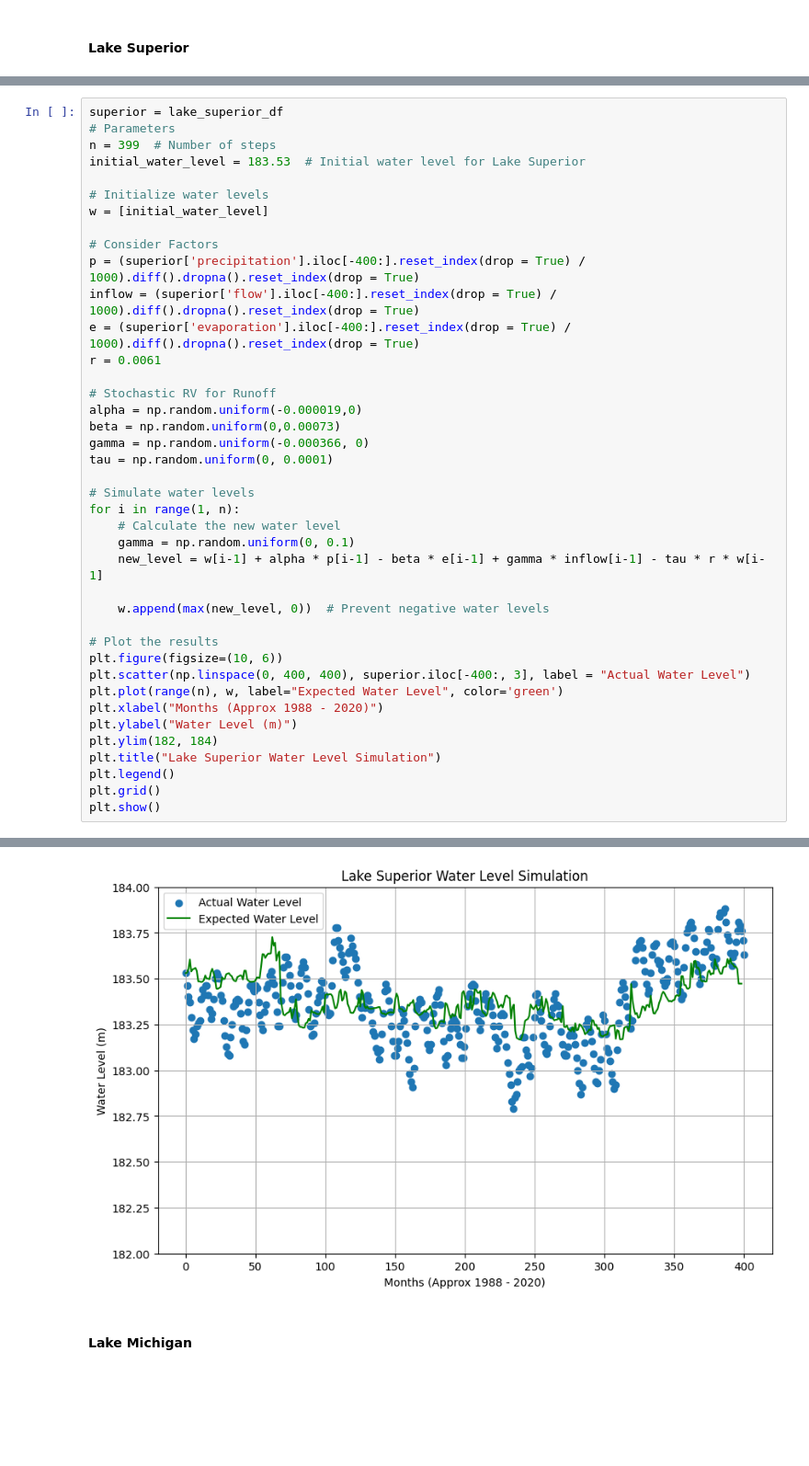
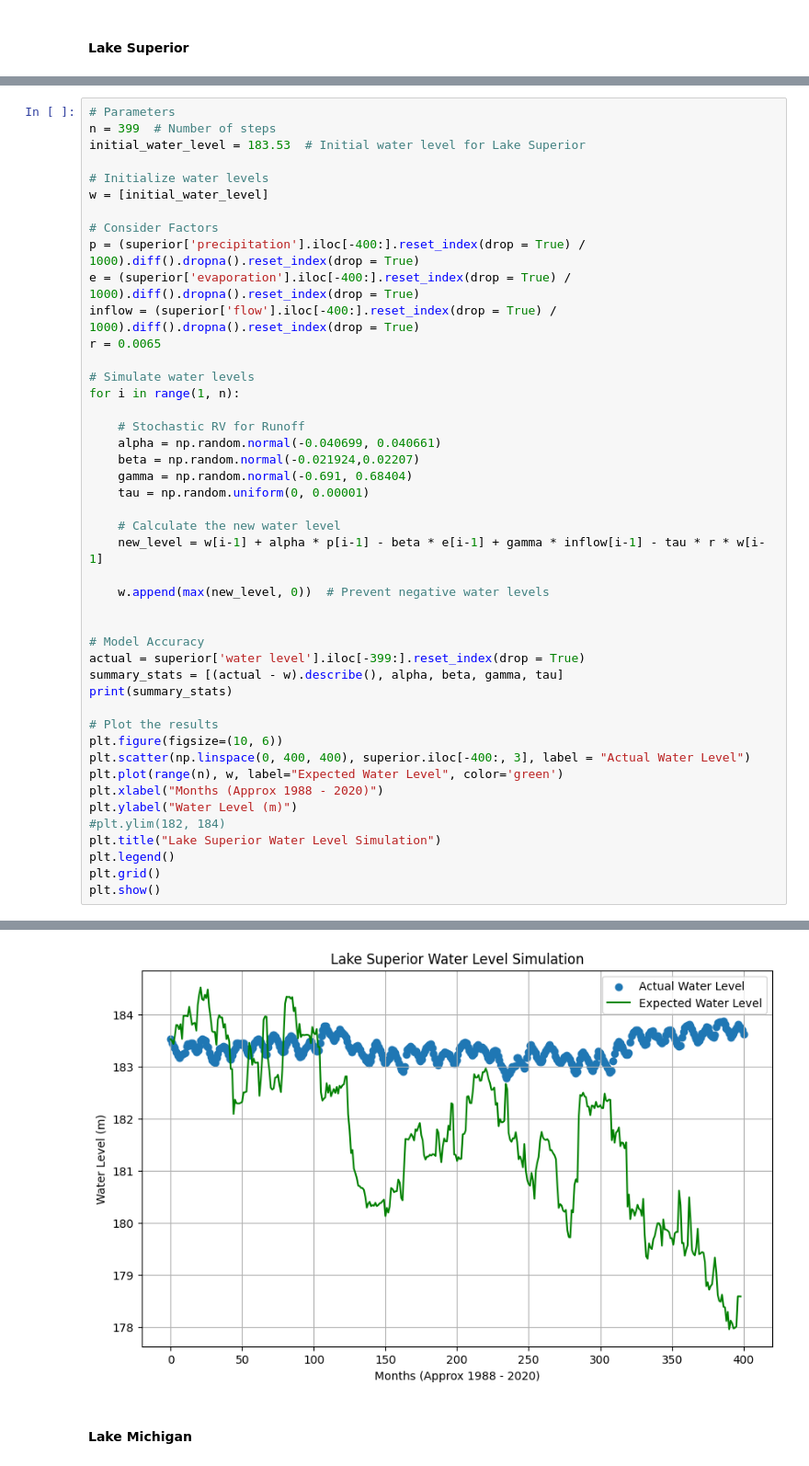
Before and after one commit to EmilioD19/Math-42-Final-Project, a Jupyter notebook: Final Project-Math42 (2).ipynb, the cells around one changed output, grey strips where cells are left out. Shown: that part at 92% size. Drawn from its saved outputs; the diff is of its cells as text; blank space fills up the shorter version.

```diff
--- a/Final Project-Math42 (2).ipynb
+++ b/Final Project-Math42 (2).ipynb
@@ -660,5 +674,4 @@ plt.show()
 # %%
-superior = lake_superior_df
 # Parameters
 n = 399  # Number of steps
 initial_water_level = 183.53  # Initial water level for Lake Superior
@@ -668,23 +681,29 @@ w = [initial_water_level]
 
 # Consider Factors
 p = (superior['precipitation'].iloc[-400:].reset_index(drop = True) / 1000).diff().dropna().reset_index(drop = True)
+e = (superior['evaporation'].iloc[-400:].reset_index(drop = True) / 1000).diff().dropna().reset_index(drop = True)
 inflow = (superior['flow'].iloc[-400:].reset_index(drop = True) / 1000).diff().dropna().reset_index(drop = True)
-e = (superior['evaporation'].iloc[-400:].reset_index(drop = True) / 1000).diff().dropna().reset_index(drop = True)
-r = 0.0061
-
-# Stochastic RV for Runoff
-alpha = np.random.uniform(-0.000019,0)
-beta = np.random.uniform(0,0.00073)
-gamma = np.random.uniform(-0.000366, 0)
-tau = np.random.uniform(0, 0.0001)
+r = 0.0065
 
 # Simulate water levels
 for i in range(1, n):
+
+    # Stochastic RV for Runoff
+    alpha = np.random.normal(-0.040699, 0.040661)
+    beta = np.random.normal(-0.021924,0.02207)
+    gamma = np.random.normal(-0.691, 0.68404)
+    tau = np.random.uniform(0, 0.00001)
+
     # Calculate the new water level
-    gamma = np.random.uniform(0, 0.1)
     new_level = w[i-1] + alpha * p[i-1] - beta * e[i-1] + gamma * inflow[i-1] - tau * r * w[i-1]
 
     w.append(max(new_level, 0))  # Prevent negative water levels
+
+
+# Model Accuracy
+actual = superior['water level'].iloc[-399:].reset_index(drop = True)
+summary_stats = [(actual - w).describe(), alpha, beta, gamma, tau]
+print(summary_stats)
 
 # Plot the results
 plt.figure(figsize=(10, 6))
@@ -692,7 +711,7 @@ plt.scatter(np.linspace(0, 400, 400), superior.iloc[-400:, 3], label = "Actual W
 plt.plot(range(n), w, label="Expected Water Level", color='green')
 plt.xlabel("Months (Approx 1988 - 2020)")
 plt.ylabel("Water Level (m)")
-plt.ylim(182, 184)
+#plt.ylim(182, 184)
 plt.title("Lake Superior Water Level Simulation")
 plt.legend()
 plt.grid()
@@ -701,4 +729,4 @@ plt.show()
-[figure, old version]
+[figure, new version]
 # %% [markdown]
 #### Lake Michigan
 # %%
```
Also changed, not shown: parts of 3 cells of this notebook, 4 other files.
